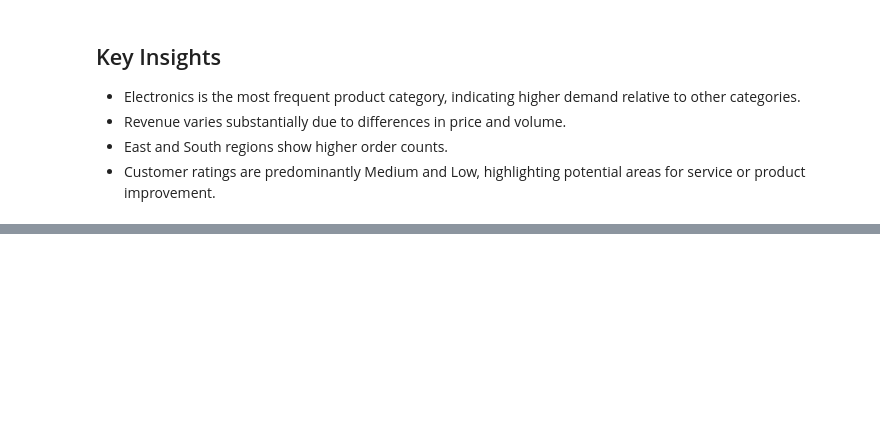
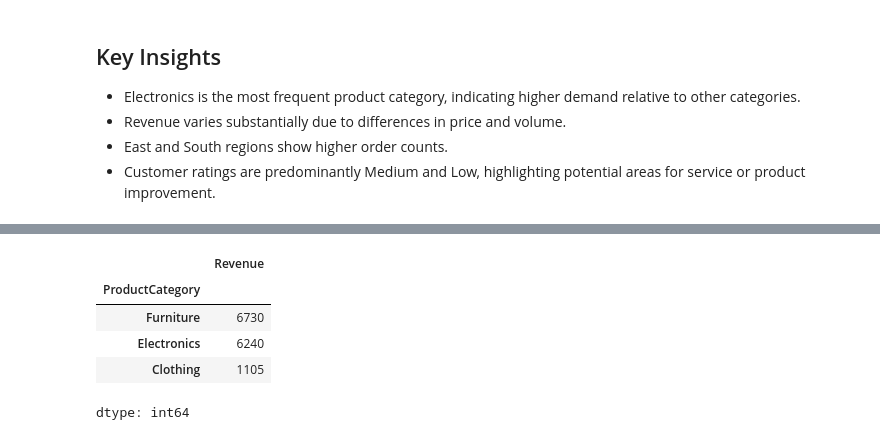
Before and after one commit to chamiD-tech/data-analysis-portfolio, a Jupyter notebook: eda-projects/numerical-categorical-eda/notebooks/02_retail_sales_eda.ipynb, the cells around one changed output, grey strips where cells are left out. Saved outputs shown, nothing was run; the diff lists cells and outputs as text; code cells hidden in the pictures; blank space fills up the shorter version.

```diff
--- a/eda-projects/numerical-categorical-eda/notebooks/02_retail_sales_eda.ipynb
+++ b/eda-projects/numerical-categorical-eda/notebooks/02_retail_sales_eda.ipynb
@@ -138,0 +144,16 @@ plt.show()
+# %%
+# Revenue by product category
+revenue_by_category = (
+    df.groupby('ProductCategory')['Revenue']
+      .sum()
+      .sort_values(ascending=False)
+)
+
+revenue_by_category
+# %% [output]
+|  | Revenue |
+| ProductCategory |  |
+| Furniture | 6730 |
+| Electronics | 6240 |
+| Clothing | 1105 |
+dtype: int64
```
Also changed, not shown: parts of 4 cells of this notebook.
